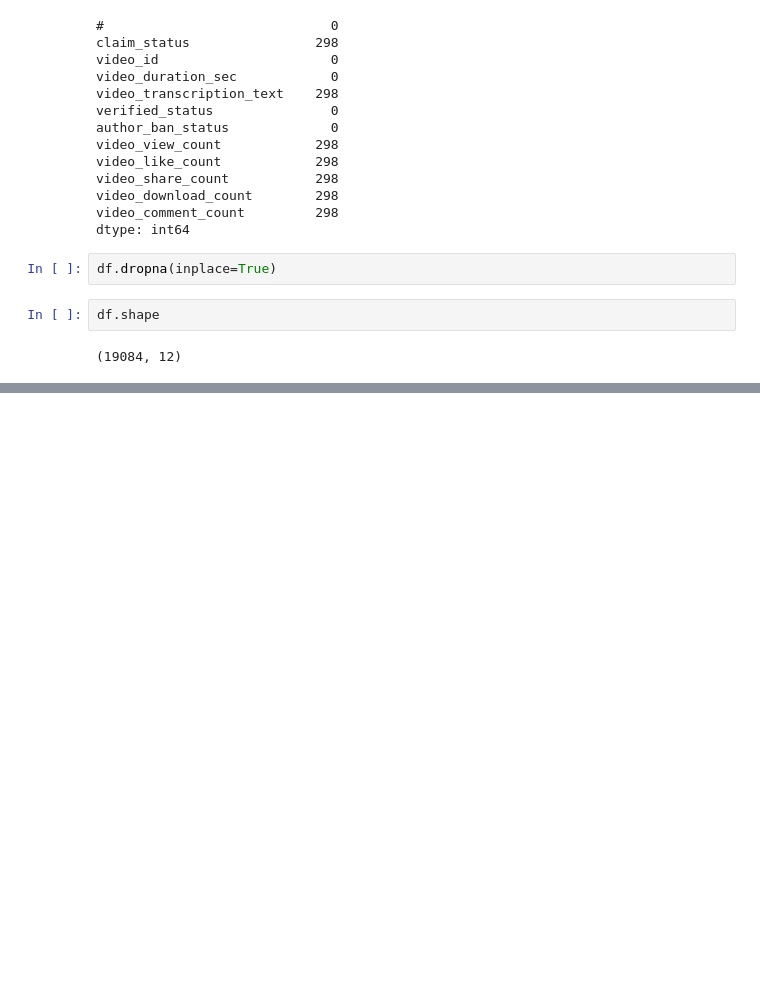
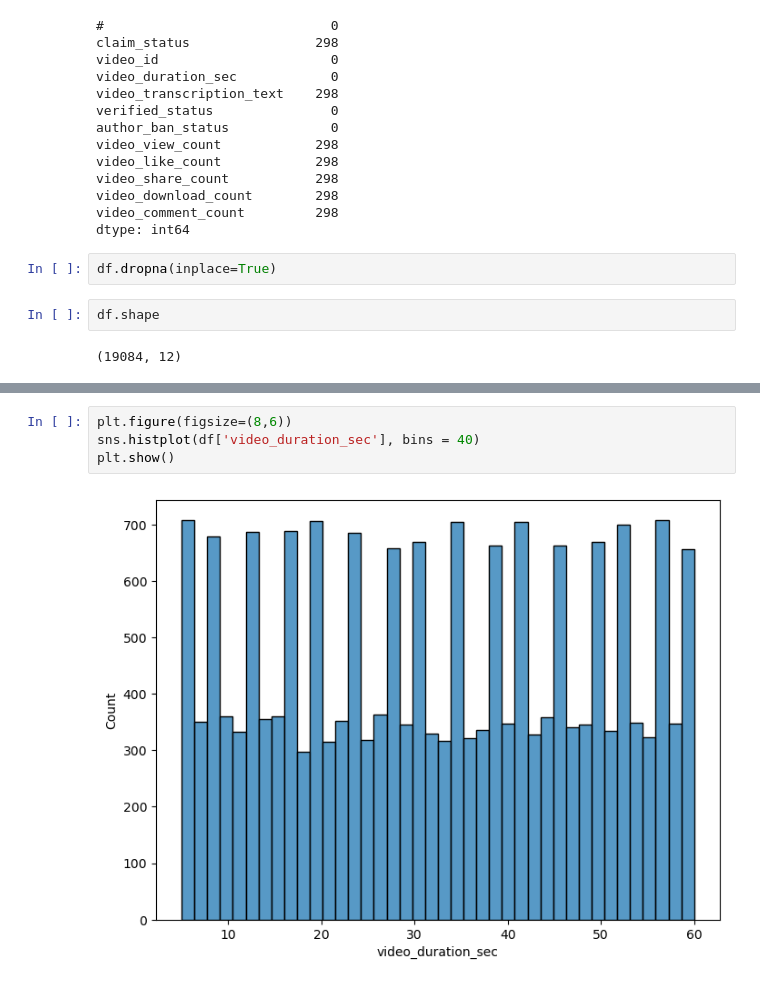
Before and after one commit to iAsadPanhwar/Tiktok-Data-Analysis-Project, a Jupyter notebook: Tiktok-Exploratory-Data-Analysis.ipynb, the cells around one changed output, grey strips where cells are left out. Drawn from its saved outputs; the diff is of its cells as text; blank space fills up the shorter version.

```diff
--- a/Tiktok-Exploratory-Data-Analysis.ipynb
+++ b/Tiktok-Exploratory-Data-Analysis.ipynb
@@ -80,0 +87,6 @@ df.shape
+# %%
+plt.figure(figsize=(8,6))
+sns.histplot(df['video_duration_sec'], bins = 40)
+plt.show()
+# %% [output]
+[figure, added]
```
Also changed, not shown: parts of 7 cells of this notebook.
